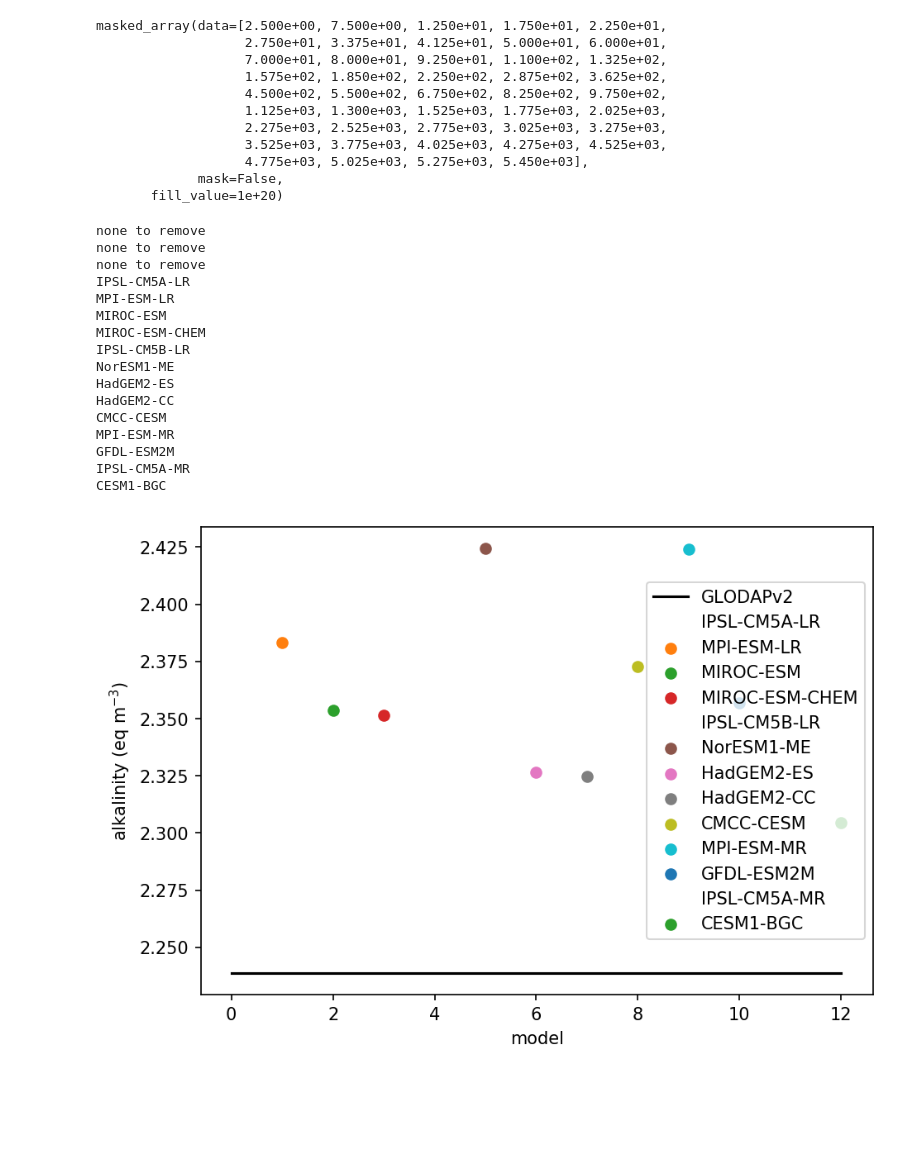
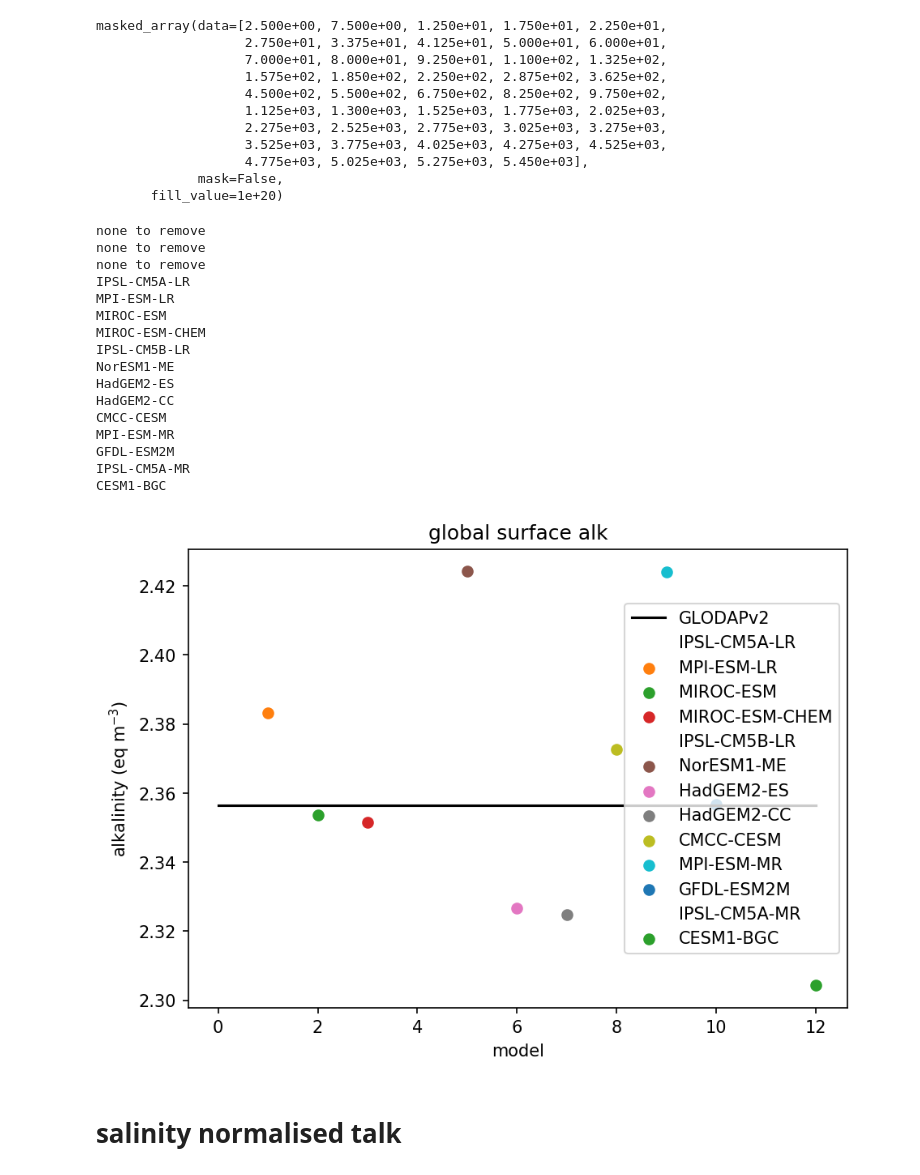
Before and after one commit to PaulHalloran/batmobile_jupyter_notebooks, a Jupyter notebook: global_alkalinity.ipynb, the cells around one changed output. Cells and saved outputs as stored; diff of their text form; code cells hidden in the pictures; blank space fills up the shorter version.

```diff
--- a/global_alkalinity.ipynb
+++ b/global_alkalinity.ipynb
@@ -203,0 +208,41 @@ CESM1-BGC
+# %%
+plt.figure(num=None, figsize=(7, 5), dpi=150, facecolor='none', edgecolor='none')
+
+models = list(models)
+try:
+    models.remove('BNU-ESM')
+except:
+    print 'none to remove'
+try:
+    models.remove('CanESM2')
+except:
+    print 'none to remove'
+try:
+    models.remove('CNRM-CM5')
+except:
+    print 'none to remove'
+
+
+df2=df[(df.talk > 1000.0) & (df.talkqc == 1)] # note qc = 1 is good data
+plt.scatter((df2.talk/1000.0)*1.026,df2.depth,s=0.5,alpha=0.01,label='glodap v2 bottle dtas (all)')
+
+for i,model in enumerate(models):
+    print model
+#     print np.shape(my_dict_profile[model]['depths'])
+    model_alk =df_profile[model].mean_alk
+    loc = np.where(df_profile[model]['depths'] == np.min(df_profile[model]['depths']))[0]
+#     print loc
+    plt.plot(model_alk, df_profile[model]['depths'],alpha=0.5,label=model)
+
+
+glodap_v2_profile = iris.load_cube('/data/NAS-ph290/ph290/misc_data/GLODAPv2.2016b.TAlk_glob_mean_levels.nc')
+glodap_depths = [   0.,   10.,   20.,   30.,   50.,   75.,  100.,  125.,  150.,        200.,  250.,  300.,  400.,  500.,  600.,  700.,  800.,  900.,       1000., 1100., 1200., 1300., 1400., 1500., 1750., 2000., 2500.,       3000., 3500., 4000., 4500., 5000., 5500.]
+glodap_alk = (glodap_v2_profile[:,0,0].data/1000.0)*1.026
+plt.plot(glodap_alk,glodap_depths,'k',label='GLODAPv2')
+
+plt.xlabel('alkalinity (eq m$^{-3}$)')
+plt.ylabel('depth (m)')
+plt.ylim([6000,0])
+plt.xlim([2.1,2.6])
+plt.legend()
+plt.savefig('./figures/global_alkalinity_profiles.png')
@@ -251,33 +425,35 @@ for i,model in enumerate(models):
     plt.scatter(i,model_alk[loc],label=model)
 
 
 glodap_v2_profile = iris.load_cube('/data/NAS-ph290/ph290/misc_data/GLODAPv2.2016b.TAlk_glob_mean_levels.nc')
 glodap_depths = [   0.,   10.,   20.,   30.,   50.,   75.,  100.,  125.,  150.,        200.,  250.,  300.,  400.,  500.,  600.,  700.,  800.,  900.,       1000., 1100., 1200., 1300., 1400., 1500., 1750., 2000., 2500.,       3000., 3500., 4000., 4500., 5000., 5500.]
-glodap_alk = glodap_v2_profile[:,0,0].data/1026.0
+glodap_alk = (glodap_v2_profile[:,0,0].data/1000.0)*1.026
 plt.plot([0,12],[glodap_alk[0],glodap_alk[0]],'k',label='GLODAPv2')
 
 # plt.ylim([6000,0])
 # plt.xlim([2.1,2.6])
 plt.ylabel('alkalinity (eq m$^{-3}$)')
 plt.xlabel('model')
 plt.legend()
-
+plt.title('global surface alk')
 plt.savefig('./figures/global_alkalinity_surface.png')
 # %% [output]
 none to remove
 none to remove
 none to remove
 IPSL-CM5A-LR
 MPI-ESM-LR
 MIROC-ESM
 MIROC-ESM-CHEM
 IPSL-CM5B-LR
 NorESM1-ME
 HadGEM2-ES
 HadGEM2-CC
 CMCC-CESM
 MPI-ESM-MR
 GFDL-ESM2M
 IPSL-CM5A-MR
 CESM1-BGC
-[figure, old version]
+[figure, new version]
+# %% [markdown]
+# salinity normalised talk
```
Also changed, not shown: parts of 10 cells of this notebook, 2 other files.
